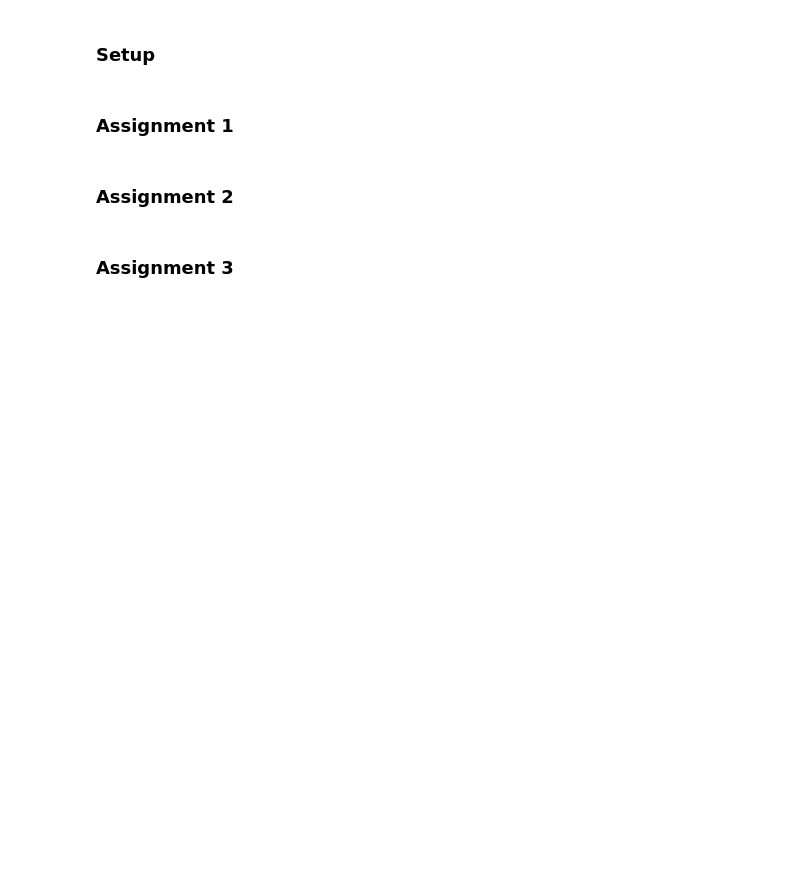
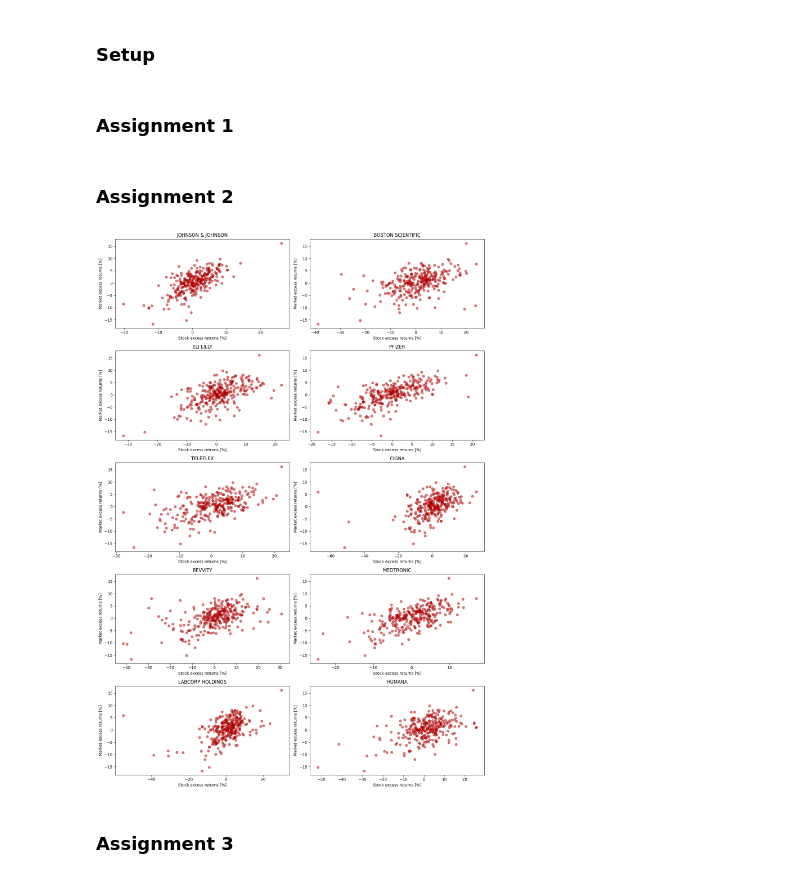
Before and after one commit to GiovanniGiorgioButEverybodyCallMeCot/CAPM-Regression, a Jupyter notebook: CAPM.ipynb, the cells around one changed output. Cells and saved outputs as stored; diff of their text form; code cells hidden in the pictures; blank space fills up the shorter version.

Commit message:
cambiato i colorini in modo da essere gli stessi dell'uni

```diff
--- a/CAPM.ipynb
+++ b/CAPM.ipynb
@@ -103,34 +103,36 @@ assert not log_returns.isnull().values.any(), "DataFrame contains NaN values"
 eEquities = log_returns.sub(rF[1:], axis=0)
 
 #-----------------------------------------------------------------------------------------------------------------------------------#
 # Create scatter plots
 
 # Get number of equities
 num_equities = eEquities.shape[1]
 
 # Calculate the number of rows needed with two plots per row (creating an extra row if there's an odd number of equities)
 num_rows  = (num_equities + 1) // 2
 
 # Create the figure and axis grid
 fig, axes = plt.subplots(num_rows, 2, figsize=(14, 4 * num_rows))
 # Flatten the grid for easy indexing
 axes      = axes.flatten()
 
 # Loop through each equity column and create a scatter plot
 for i, column in enumerate(eEquities.columns):
-    axes[i].scatter(eEquities[column], eMKT, alpha=0.5, color='m')
+    axes[i].scatter(eEquities[column], eMKT, alpha=0.5, color='#b00000')
     axes[i].set_title(equity_columns[i])
     axes[i].set_xlabel('Stock excess returns [%]')
     axes[i].set_ylabel('Market excess returns [%]')
 
 # Hide any unused subplots if the number of equities is odd
 for j in range(i + 1, len(axes)):
     axes[j].axis('off')
 
 # Make sure the layout is pretty
 plt.tight_layout()
 plt.savefig('Results/equities_scatterplot.png')
 plt.show()
+# %% [output]
+[figure, added]
 # %% [markdown]
 ### Assignment 3
 # %%
```
Also changed, not shown: parts of 10 cells of this notebook, 5 other files.
